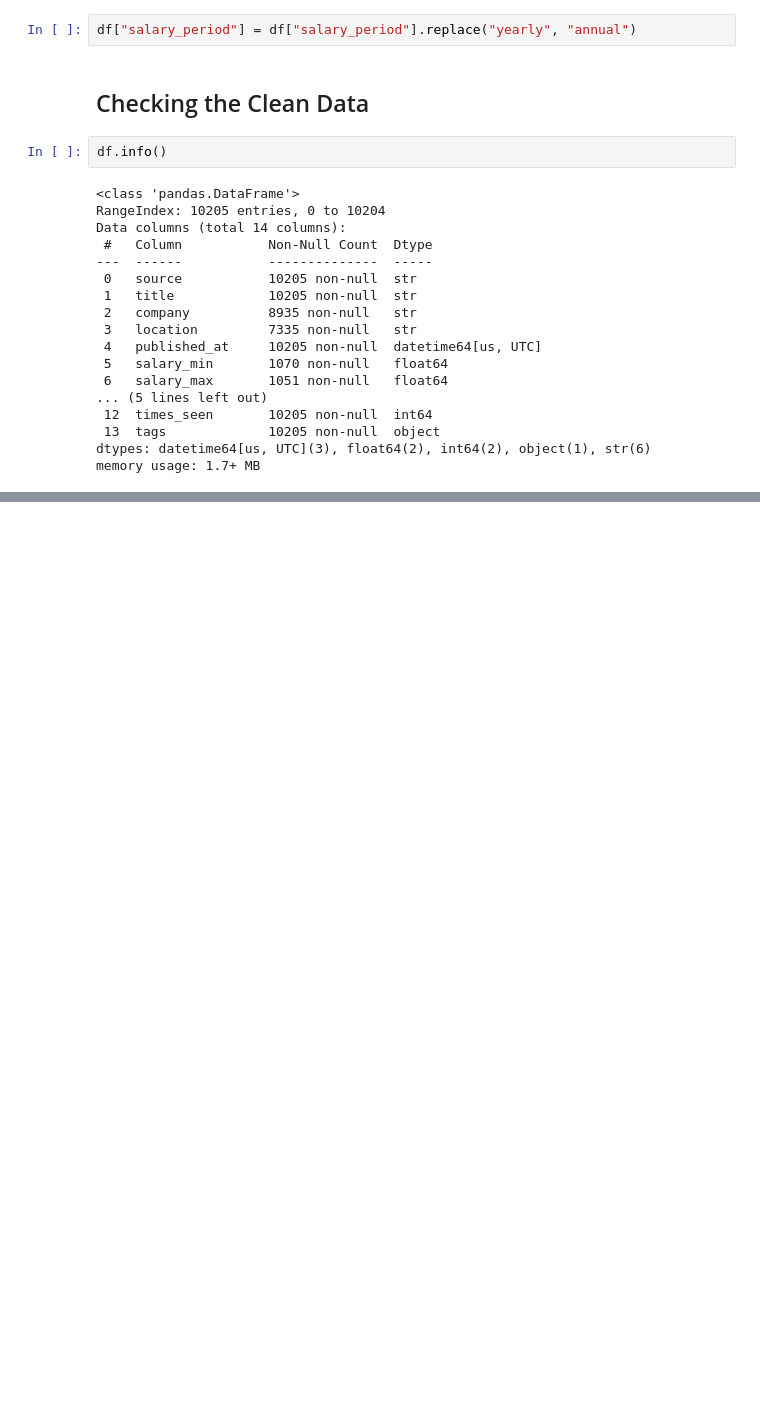
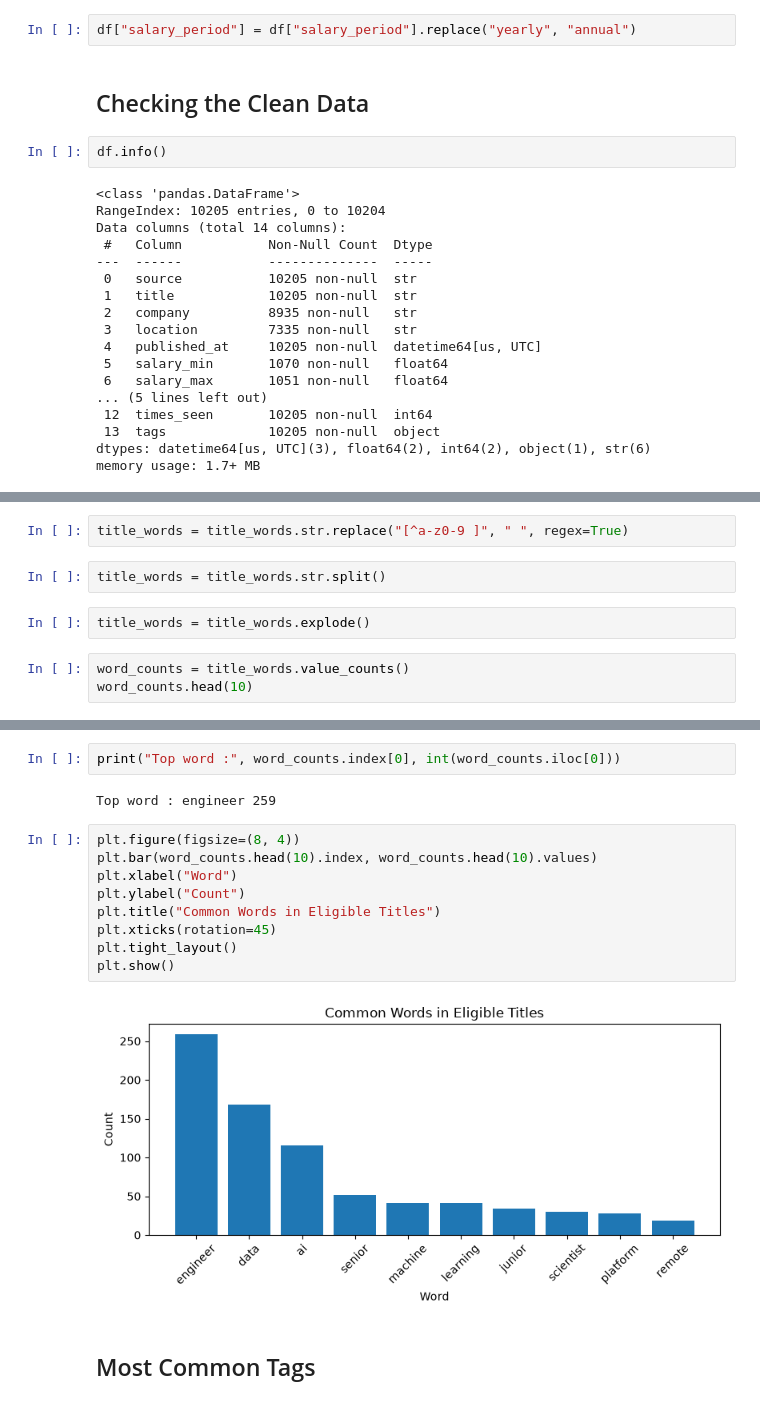
Before and after one commit to Dawngend/dawn-projects, a Jupyter notebook: market_notebook/market_notebook.ipynb, the cells around one changed output, grey strips where cells are left out. Cells and saved outputs as stored; diff of their text form; blank space fills up the shorter version.

```diff
--- a/market_notebook/market_notebook.ipynb
+++ b/market_notebook/market_notebook.ipynb
@@ -177,0 +257,9 @@ The CSV has 10,205 rows and 14 columns. remoteok contributes the most postings a
+# %%
+title_words = title_words.str.replace("[^a-z0-9 ]", " ", regex=True)
+# %%
+title_words = title_words.str.split()
+# %%
+title_words = title_words.explode()
+# %%
+word_counts = title_words.value_counts()
+word_counts.head(10)
@@ -177,0 +279,17 @@ The CSV has 10,205 rows and 14 columns. remoteok contributes the most postings a
+# %%
+print("Top word :", word_counts.index[0], int(word_counts.iloc[0]))
+# %% [output]
+Top word : engineer 259
+# %%
+plt.figure(figsize=(8, 4))
+plt.bar(word_counts.head(10).index, word_counts.head(10).values)
+plt.xlabel("Word")
+plt.ylabel("Count")
+plt.title("Common Words in Eligible Titles")
+plt.xticks(rotation=45)
+plt.tight_layout()
+plt.show()
+# %% [output]
+[figure, added]
+# %% [markdown]
+## Most Common Tags
```
Also changed, not shown: parts of 21 cells of this notebook.
